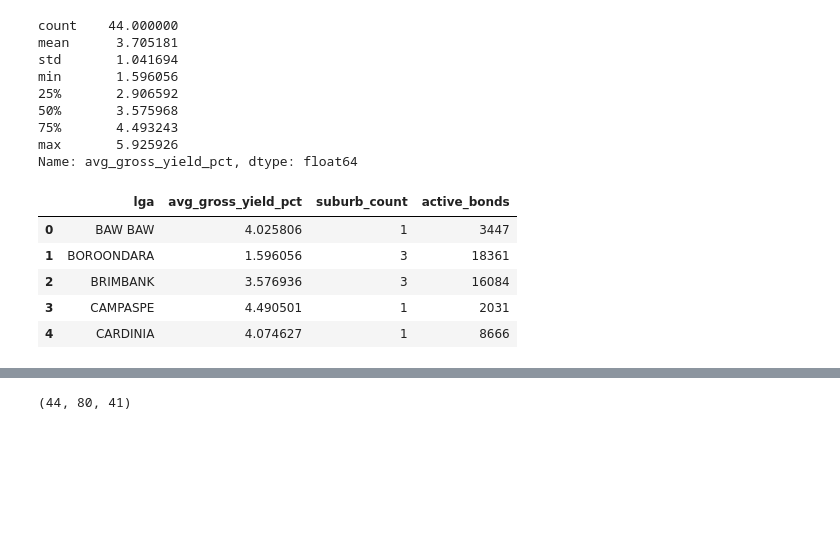
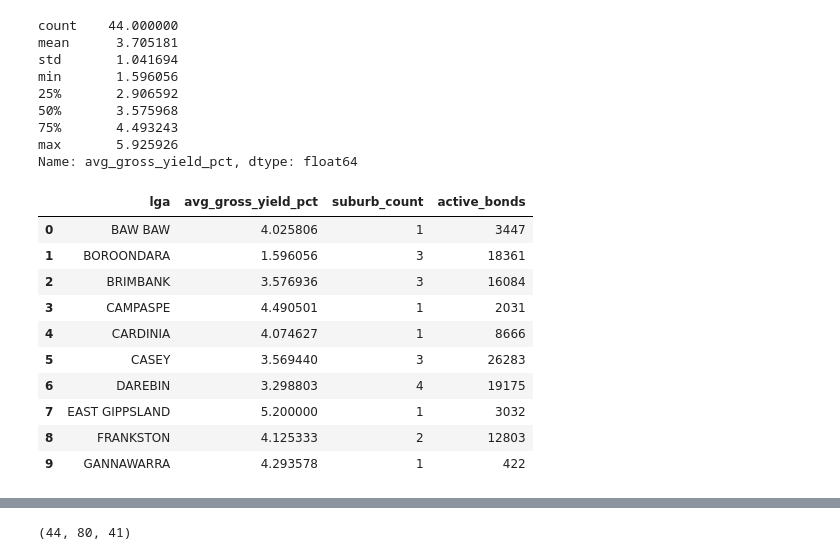
Before and after one commit to trabibi/melbourne-property-intelligence, a Jupyter notebook: notebooks/05_vacancy_and_demand_analysis.ipynb, the cells around one changed output, grey strips where cells are left out. Drawn from its saved outputs; the diff is of its cells as text; code cells hidden in the pictures; blank space fills up the shorter version.

```diff
--- a/notebooks/05_vacancy_and_demand_analysis.ipynb
+++ b/notebooks/05_vacancy_and_demand_analysis.ipynb
@@ -326,12 +329,8 @@ suburb_to_lga.head()
 | 3 | ABERFELDIE | Moonee Valley |
 | 4 | ABERFELDY | Wellington |
 # %%
-#merge lga into yield dataset
-df_lga = df.merge(
-    suburb_to_lga,
-    on="suburb_std",
-    how="left"
-)
+#merging lga into yield dataset so that each suburb yield row has a suburb attached to it
+df_lga = df.merge(suburb_to_lga, on="suburb_std",how="left")
 # %%
 df_lga["lga"].notna().mean()
 df_lga[df_lga["lga"].isna()][["suburb"]].head(30)
@@ -416,16 +415,21 @@ bonds_2025["lga"] = bonds_2025["lga"].astype(str).str.upper().str.strip()
 # %%
 demand_yield = yield_lga.merge(
     bonds_2025[["lga", "active_bonds"]],
     on="lga",
     how="inner"
 )
 
 demand_yield.shape
-demand_yield.head()
+demand_yield.head(10)
 # %% [output]
 |  | lga | avg_gross_yield_pct | suburb_count | active_bonds |
 | 0 | BAW BAW | 4.025806 | 1 | 3447 |
 | 1 | BOROONDARA | 1.596056 | 3 | 18361 |
 | 2 | BRIMBANK | 3.576936 | 3 | 16084 |
 | 3 | CAMPASPE | 4.490501 | 1 | 2031 |
 | 4 | CARDINIA | 4.074627 | 1 | 8666 |
+| 5 | CASEY | 3.569440 | 3 | 26283 |
+| 6 | DAREBIN | 3.298803 | 4 | 19175 |
+| 7 | EAST GIPPSLAND | 5.200000 | 1 | 3032 |
+| 8 | FRANKSTON | 4.125333 | 2 | 12803 |
+| 9 | GANNAWARRA | 4.293578 | 1 | 422 |
```
Also changed, not shown: parts of 14 cells of this notebook.
